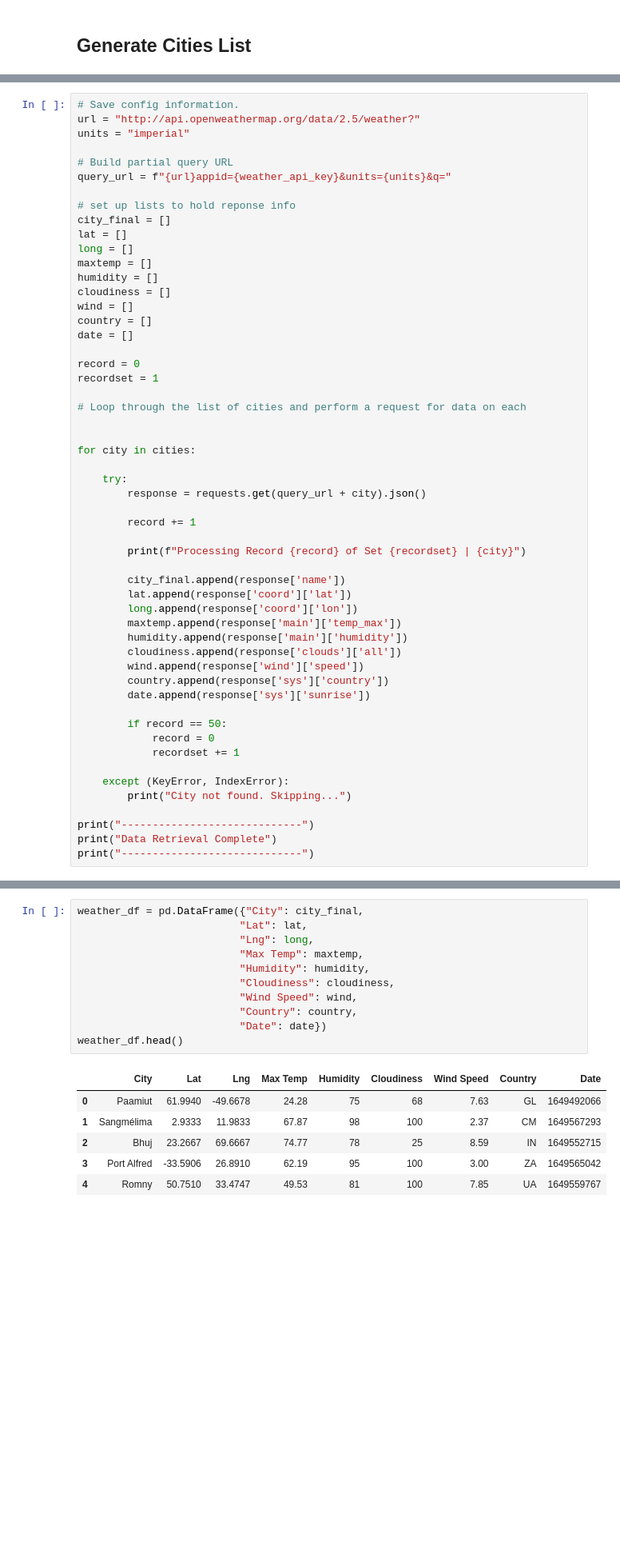
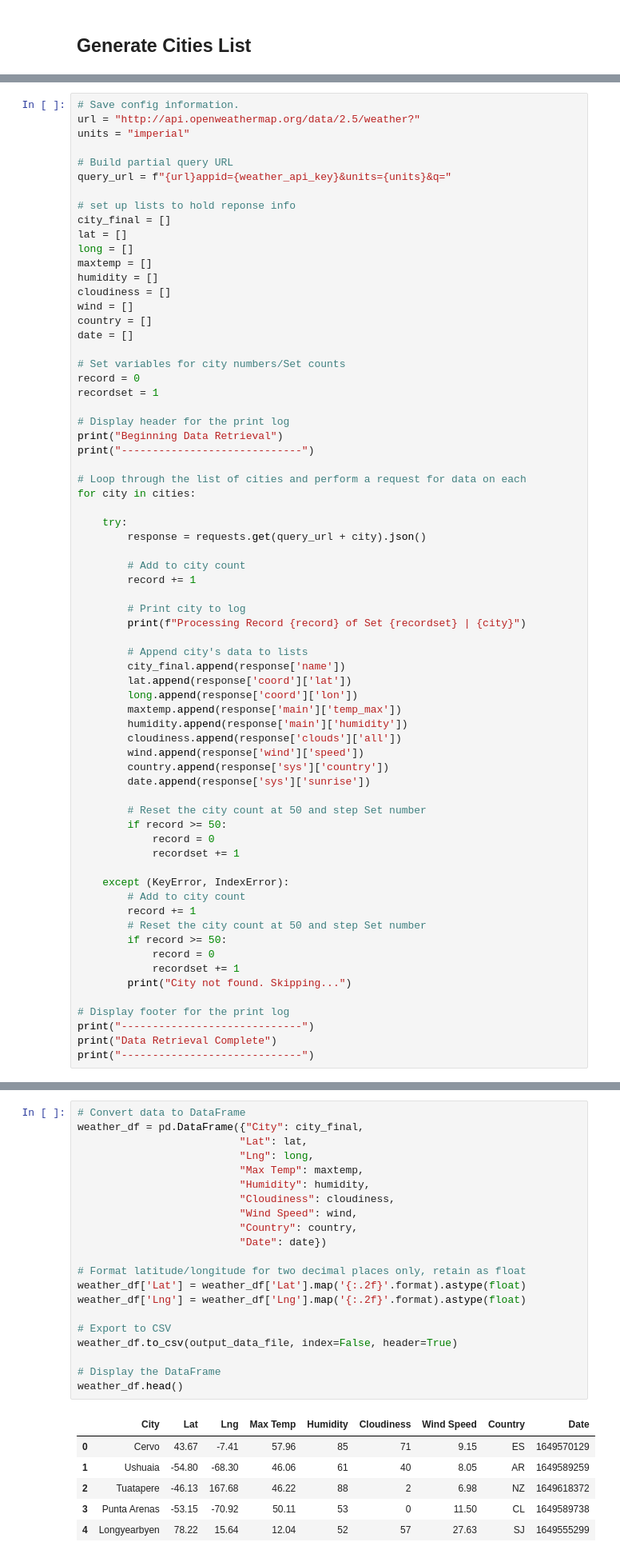
Before and after one commit to clawson13/python-api-challenge, a Jupyter notebook: WeatherPy/WeatherPy.ipynb, the cells around one changed output, grey strips where cells are left out. Shown at 80% size. Drawn from its saved outputs; the diff is of its cells as text; blank space fills up the shorter version.

Commit message:
Commit completed WeatherPy

```diff
--- a/WeatherPy/WeatherPy.ipynb
+++ b/WeatherPy/WeatherPy.ipynb
@@ -78,21 +78,27 @@ wind = []
 country = []
 date = []
 
+# Set variables for city numbers/Set counts
 record = 0
 recordset = 1
 
+# Display header for the print log
+print("Beginning Data Retrieval")
+print("-----------------------------")
+
 # Loop through the list of cities and perform a request for data on each
-
-
 for city in cities:
 
     try:
         response = requests.get(query_url + city).json()
 
+        # Add to city count
         record += 1
 
+        # Print city to log
         print(f"Processing Record {record} of Set {recordset} | {city}")
 
+        # Append city's data to lists
         city_final.append(response['name'])
         lat.append(response['coord']['lat'])
         long.append(response['coord']['lon'])
@@ -103,13 +109,21 @@ for city in cities:
         country.append(response['sys']['country'])
         date.append(response['sys']['sunrise'])
 
-        if record == 50:
+        # Reset the city count at 50 and step Set number
+        if record >= 50:
             record = 0
             recordset += 1
 
     except (KeyError, IndexError):
+        # Add to city count
+        record += 1
+        # Reset the city count at 50 and step Set number
+        if record >= 50:
+            record = 0
+            recordset += 1
         print("City not found. Skipping...")
 
+# Display footer for the print log
 print("-----------------------------")
 print("Data Retrieval Complete")
 print("-----------------------------")
@@ -177,20 +150,30 @@ Data Retrieval Complete
 * Export the city data into a .csv.
 * Display the DataFrame
 # %%
+# Convert data to DataFrame
 weather_df = pd.DataFrame({"City": city_final,
                           "Lat": lat,
                           "Lng": long,
                           "Max Temp": maxtemp,
                           "Humidity": humidity,
                           "Cloudiness": cloudiness,
                           "Wind Speed": wind,
                           "Country": country,
                           "Date": date})
+
+# Format latitude/longitude for two decimal places only, retain as float
+weather_df['Lat'] = weather_df['Lat'].map('{:.2f}'.format).astype(float)
+weather_df['Lng'] = weather_df['Lng'].map('{:.2f}'.format).astype(float)
+
+# Export to CSV
+weather_df.to_csv(output_data_file, index=False, header=True)
+
+# Display the DataFrame
 weather_df.head()
 # %% [output]
 |  | City | Lat | Lng | Max Temp | Humidity | Cloudiness | Wind Speed | Country | Date |
-| 0 | Paamiut | 61.9940 | -49.6678 | 24.28 | 75 | 68 | 7.63 | GL | 1649492066 |
-| 1 | Sangmélima | 2.9333 | 11.9833 | 67.87 | 98 | 100 | 2.37 | CM | 1649567293 |
-| 2 | Bhuj | 23.2667 | 69.6667 | 74.77 | 78 | 25 | 8.59 | IN | 1649552715 |
-| 3 | Port Alfred | -33.5906 | 26.8910 | 62.19 | 95 | 100 | 3.00 | ZA | 1649565042 |
-| 4 | Romny | 50.7510 | 33.4747 | 49.53 | 81 | 100 | 7.85 | UA | 1649559767 |
+| 0 | Cervo | 43.67 | -7.41 | 57.96 | 85 | 71 | 9.15 | ES | 1649570129 |
+| 1 | Ushuaia | -54.80 | -68.30 | 46.06 | 61 | 40 | 8.05 | AR | 1649589259 |
+| 2 | Tuatapere | -46.13 | 167.68 | 46.22 | 88 | 2 | 6.98 | NZ | 1649618372 |
+| 3 | Punta Arenas | -53.15 | -70.92 | 50.11 | 53 | 0 | 11.50 | CL | 1649589738 |
+| 4 | Longyearbyen | 78.22 | 15.64 | 12.04 | 52 | 57 | 27.63 | SJ | 1649555299 |
```
Also changed, not shown: parts of 37 cells of this notebook, 13 other files.
